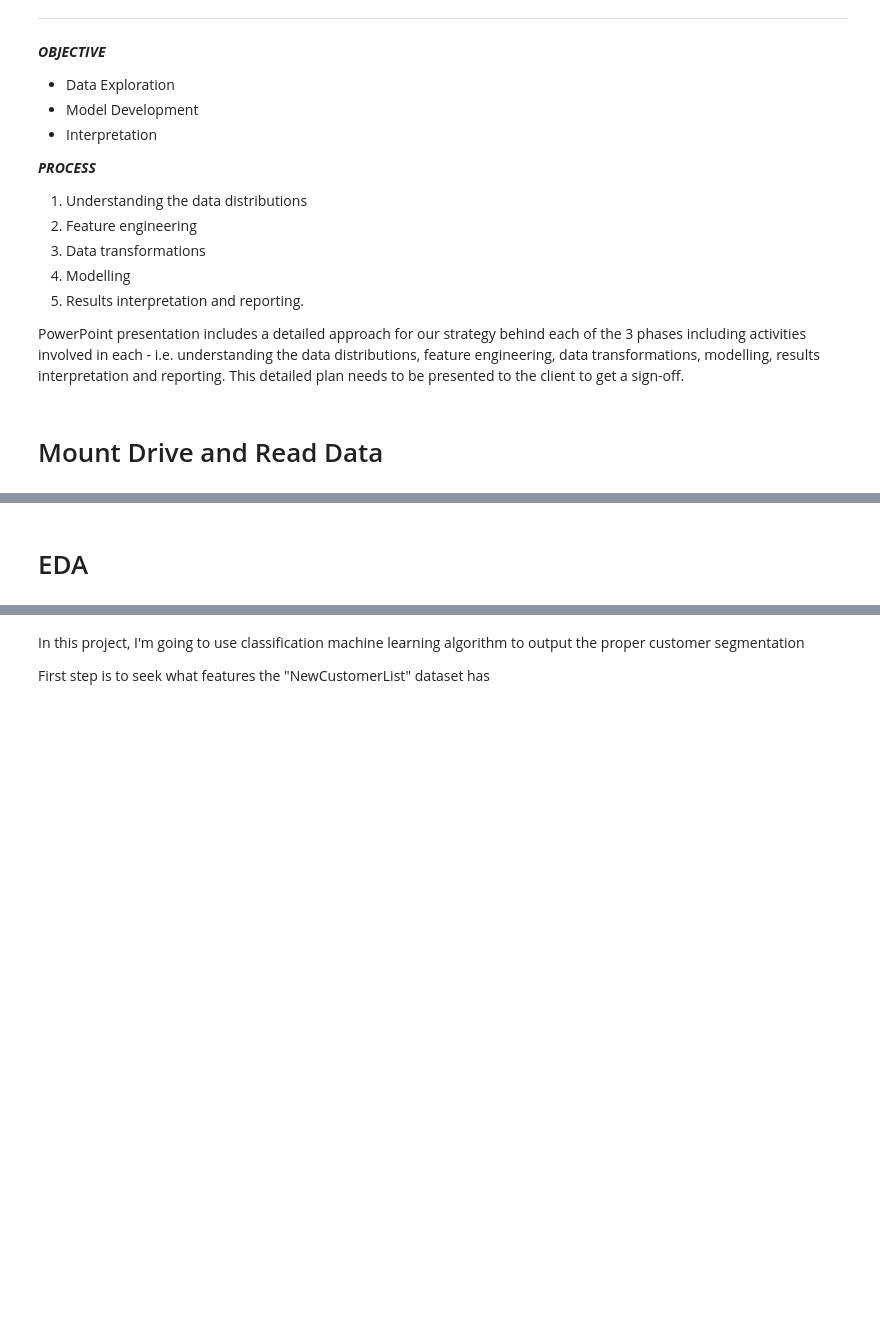
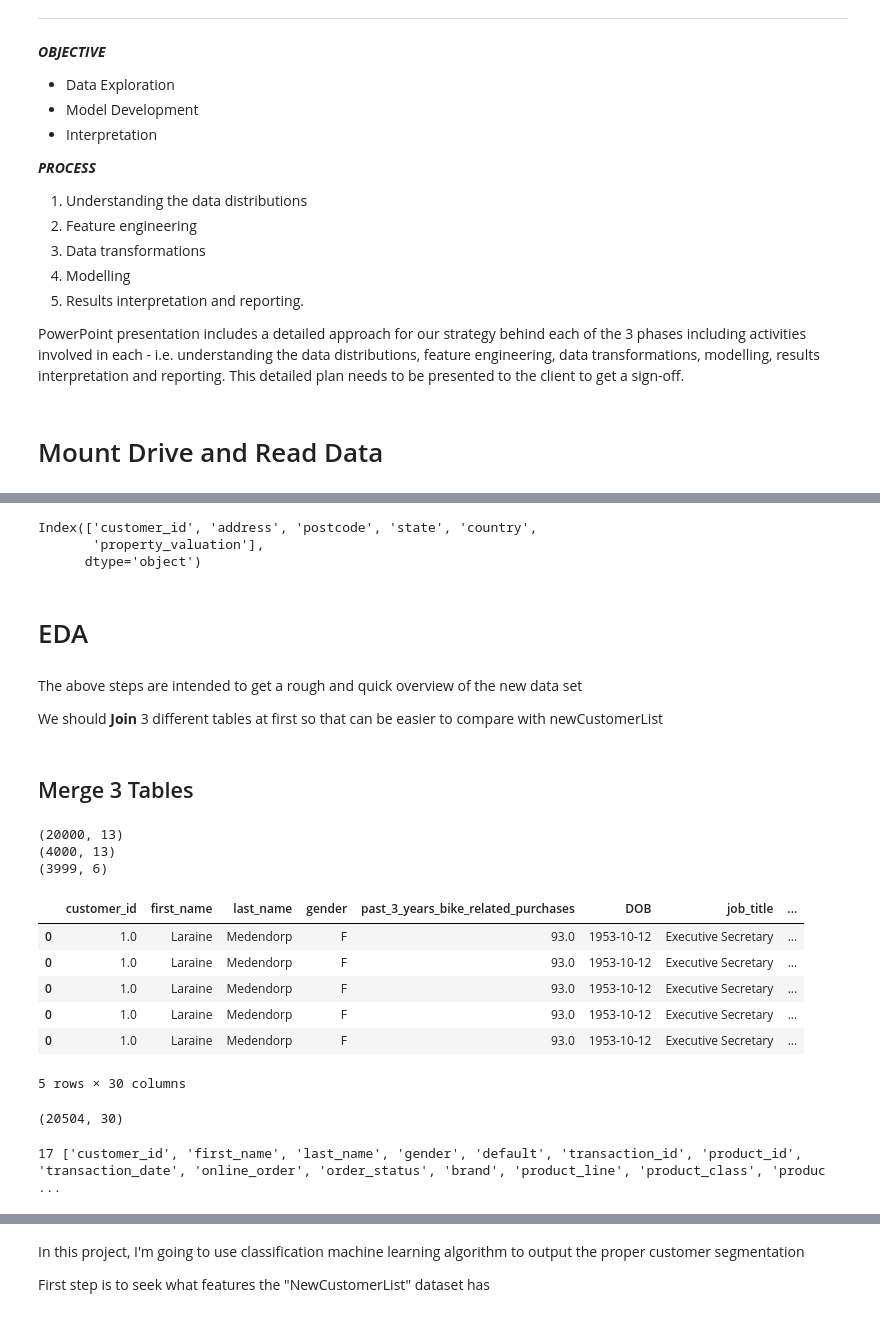
Before and after one commit to ZeanNi/KPMG-DataAnalytics-Consulting-Program, a Jupyter notebook: 2_Data_Insights/data_insight.ipynb, the cells around one changed output, grey strips where cells are left out. Saved outputs shown, nothing was run; the diff lists cells and outputs as text; code cells hidden in the pictures; blank space fills up the shorter version.

```diff
--- a/2_Data_Insights/data_insight.ipynb
+++ b/2_Data_Insights/data_insight.ipynb
@@ -47,2 +67,38 @@ new_customer_list = pd.read_excel(path, sheet_name=2, header=1)
+# %%
+customer_address.columns
+# %% [output]
+Index(['customer_id', 'address', 'postcode', 'state', 'country',
+       'property_valuation'],
+      dtype='object')
 # %% [markdown]
 # EDA
+# %% [markdown]
+The above steps are intended to get a rough and quick overview of the new data set
+
+We should **Join** 3 different tables at first so that can be easier to compare with newCustomerList
+# %% [markdown]
+## Merge 3 Tables
+# %%
+print(transactions.shape)
+print(customer_demographic.shape)
+print(customer_address.shape)
+# %% [output]
+(20000, 13)
+(4000, 13)
+(3999, 6)
+# %%
+cusDemo_cusAdd = customer_demographic.join(customer_address.set_index('customer_id'), on='customer_id')
+full_data = cusDemo_cusAdd.join(transactions.set_index('customer_id'), on='customer_id')
+full_data.head()
+# %% [output]
+|  | customer_id | first_name | last_name | gender | past_3_years_bike_related_purchases | DOB | job_title | ... |
+| 0 | 1.0 | Laraine | Medendorp | F | 93.0 | 1953-10-12 | Executive Secretary | ... |
+| 0 | 1.0 | Laraine | Medendorp | F | 93.0 | 1953-10-12 | Executive Secretary | ... |
+| 0 | 1.0 | Laraine | Medendorp | F | 93.0 | 1953-10-12 | Executive Secretary | ... |
+| 0 | 1.0 | Laraine | Medendorp | F | 93.0 | 1953-10-12 | Executive Secretary | ... |
+| 0 | 1.0 | Laraine | Medendorp | F | 93.0 | 1953-10-12 | Executive Secretary | ... |
+5 rows × 30 columns
+# %%
+full_data.shape
+# %% [output]
+(20504, 30)
@@ -48,0 +107,6 @@ new_customer_list = pd.read_excel(path, sheet_name=2, header=1)
+# %%
+# columns from full data features but not in the newCustomerList
+fulldata_col_notin_ncl = [col for col in full_data.columns if col not in new_customer_list.columns]
+print(len(fulldata_col_notin_ncl), fulldata_col_notin_ncl)
+# %% [output]
+17 ['customer_id', 'first_name', 'last_name', 'gender', 'default', 'transaction_id', 'product_id', 'transaction_date', 'online_order', 'order_status', 'brand', 'product_line', 'product_class', 'produc ...
```
Also changed, not shown: parts of 46 cells of this notebook.
